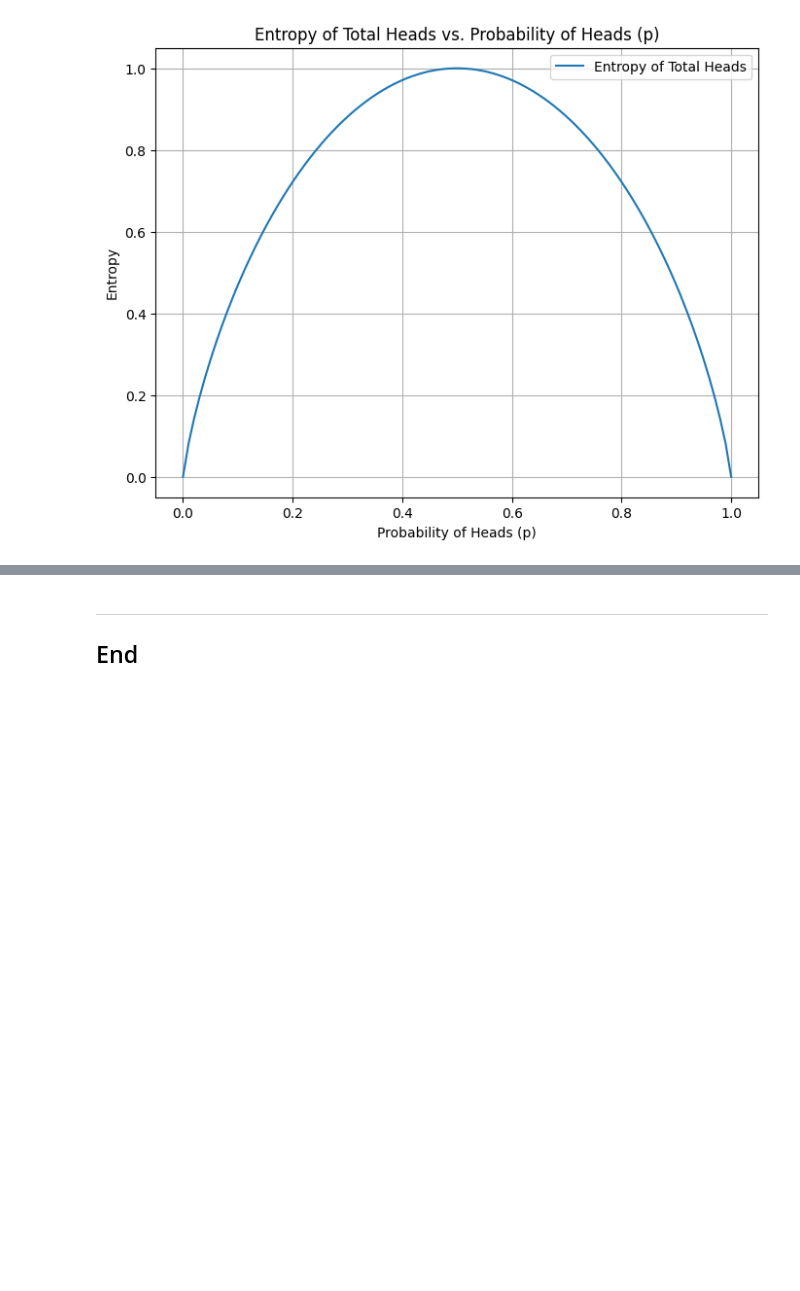
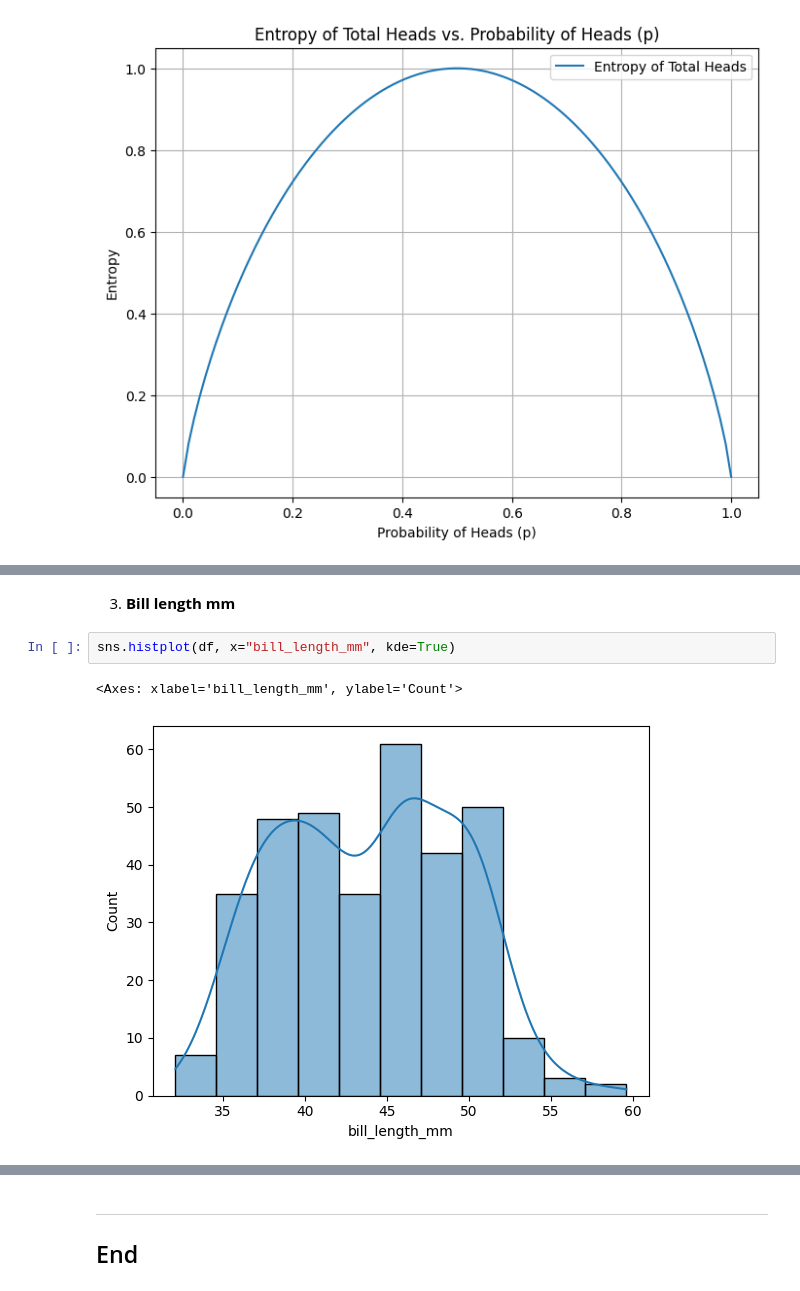
Before and after one commit to StefaniaVerduga/fundamentals-of-data-analysis, a Jupyter notebook: tasks.ipynb, the cells around one changed output, grey strips where cells are left out. Saved outputs shown, nothing was run; the diff lists cells and outputs as text; blank space fills up the shorter version.

```diff
--- a/tasks.ipynb
+++ b/tasks.ipynb
@@ -386,0 +420,7 @@ plt.show()
+# %% [markdown]
+3. **Bill length mm**
+# %%
+sns.histplot(df, x="bill_length_mm", kde=True)
+# %% [output]
+<Axes: xlabel='bill_length_mm', ylabel='Count'>
+[figure, added]
```
Also changed, not shown: parts of 19 cells of this notebook.
